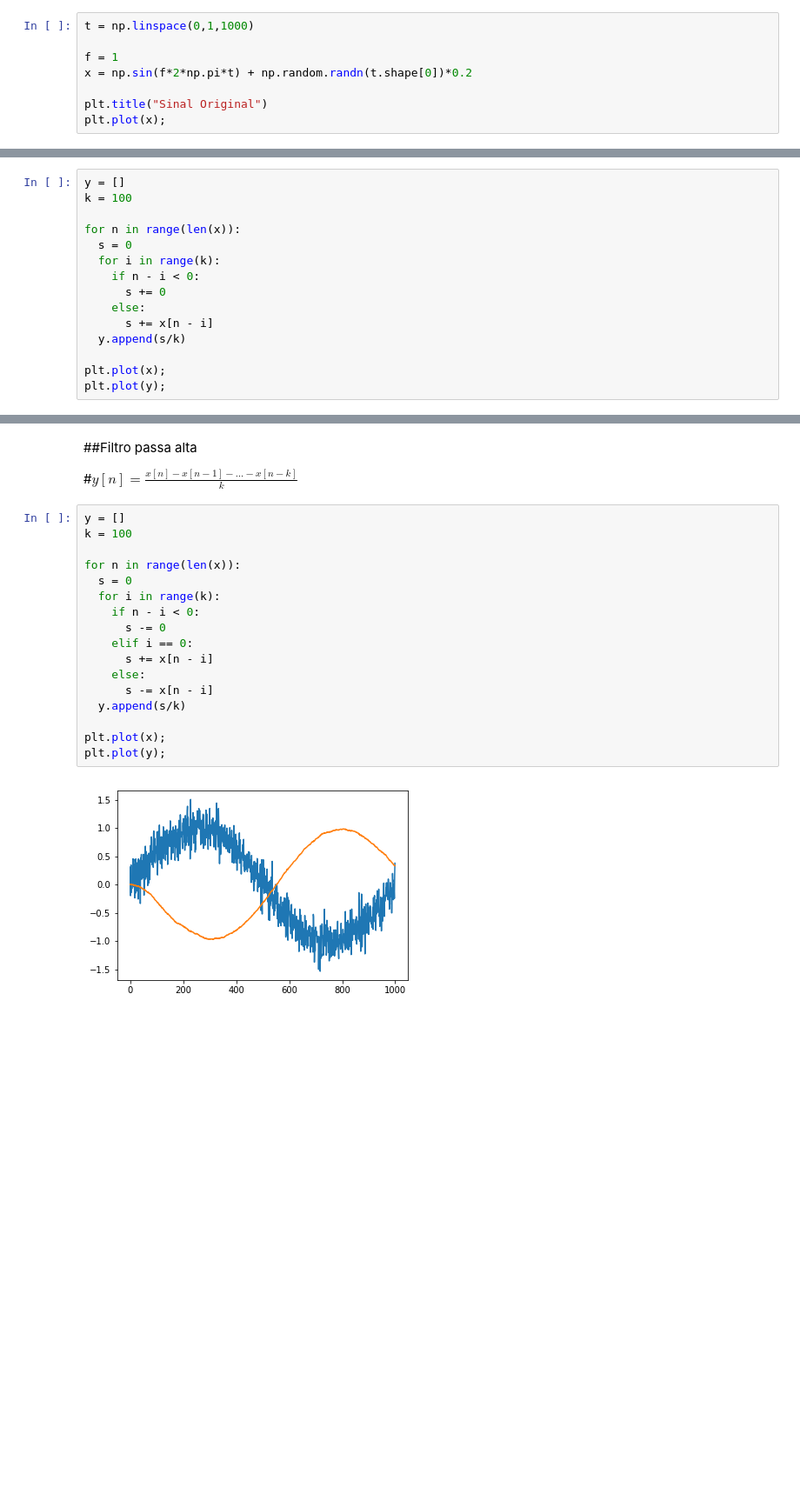
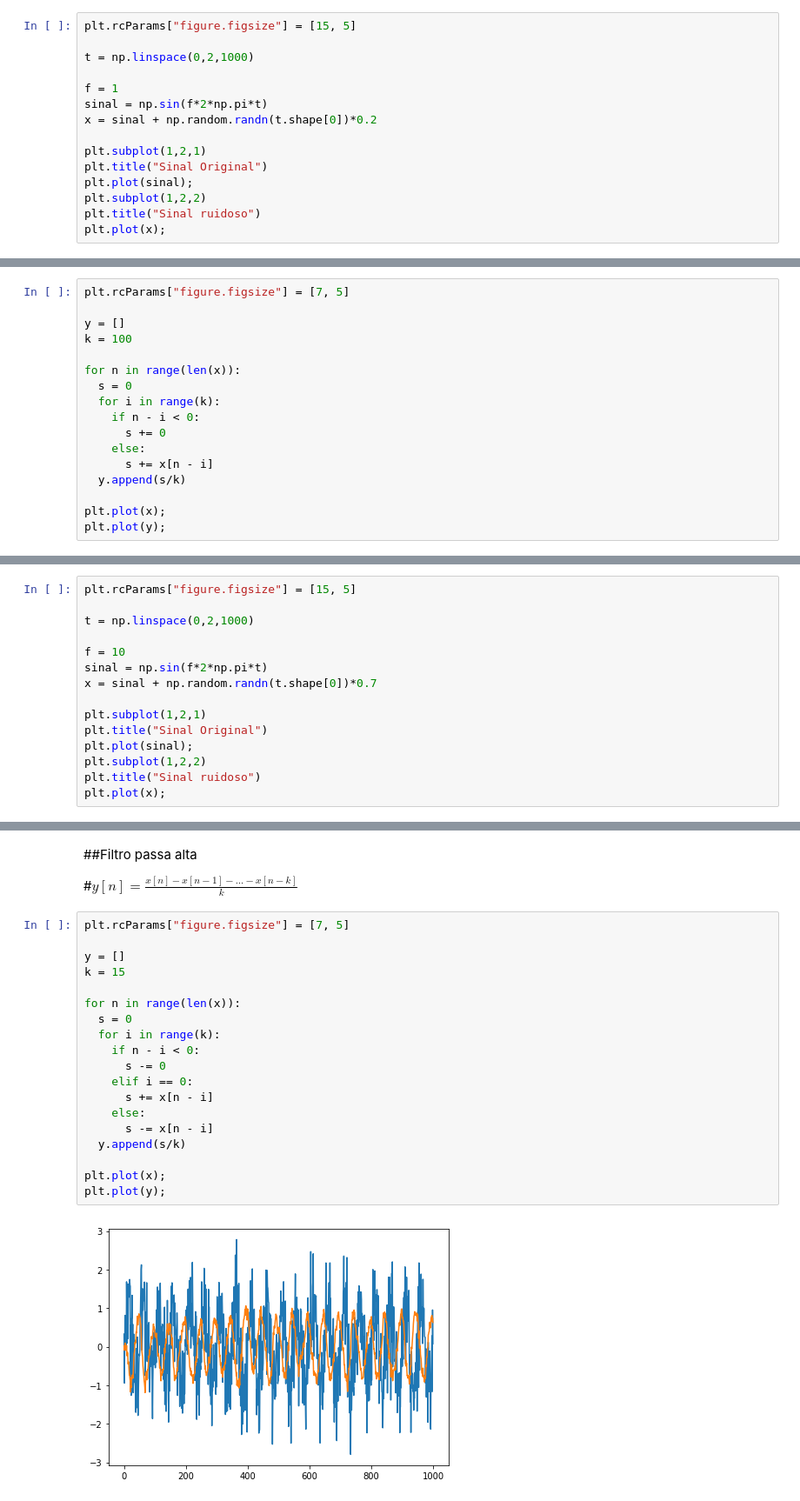
Before and after one commit to Isenlith/ANASIN-II, a Jupyter notebook: Passa_Baixa-Passa_Alta.ipynb, the cells around one changed output, grey strips where cells are left out. Shown: that part at 87% size. Saved outputs shown, nothing was run; the diff lists cells and outputs as text; blank space fills up the shorter version.

```diff
--- a/Passa_Baixa-Passa_Alta.ipynb
+++ b/Passa_Baixa-Passa_Alta.ipynb
@@ -5,11 +5,18 @@ import numpy as np
 from matplotlib import pyplot as plt
 from scipy import signal
 # %%
-t = np.linspace(0,1,1000)
+plt.rcParams["figure.figsize"] = [15, 5]
+
+t = np.linspace(0,2,1000)
 
 f = 1
-x = np.sin(f*2*np.pi*t) + np.random.randn(t.shape[0])*0.2
+sinal = np.sin(f*2*np.pi*t)
+x = sinal + np.random.randn(t.shape[0])*0.2
 
+plt.subplot(1,2,1)
 plt.title("Sinal Original")
+plt.plot(sinal);
+plt.subplot(1,2,2)
+plt.title("Sinal ruidoso")
 plt.plot(x);
 # %% [output]
@@ -19,6 +26,8 @@ plt.plot(x);
 # %% [markdown]
 #$y[n] = \frac{x[n] + x[n - 1] + ... + x[n - k]}{k}$
 # %%
+plt.rcParams["figure.figsize"] = [7, 5]
+
 y = []
 k = 100
 
@@ -37,0 +47,15 @@ plt.plot(y);
+# %%
+plt.rcParams["figure.figsize"] = [15, 5]
+
+t = np.linspace(0,2,1000)
+
+f = 10
+sinal = np.sin(f*2*np.pi*t)
+x = sinal + np.random.randn(t.shape[0])*0.7
+
+plt.subplot(1,2,1)
+plt.title("Sinal Original")
+plt.plot(sinal);
+plt.subplot(1,2,2)
+plt.title("Sinal ruidoso")
+plt.plot(x);
@@ -40,21 +66,23 @@ plt.plot(y);
 
 #$y[n] = \frac{x[n] - x[n - 1] - ... - x[n - k]}{k}$
 # %%
+plt.rcParams["figure.figsize"] = [7, 5]
+
 y = []
-k = 100
+k = 15
 
 for n in range(len(x)):
   s = 0
   for i in range(k):
     if n - i < 0:
       s -= 0
     elif i == 0:
       s += x[n - i]
     else:
       s -= x[n - i]
   y.append(s/k)
 
 plt.plot(x);
 plt.plot(y);
 # %% [output]
-[figure, old version]
+[figure, new version]
```
Also changed, not shown: parts of 4 cells of this notebook.
